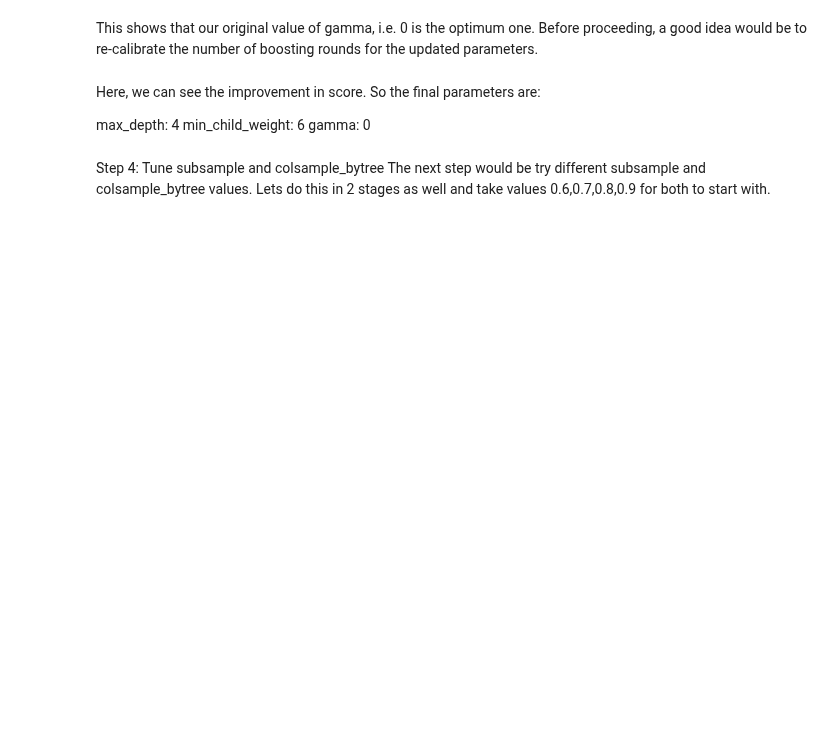
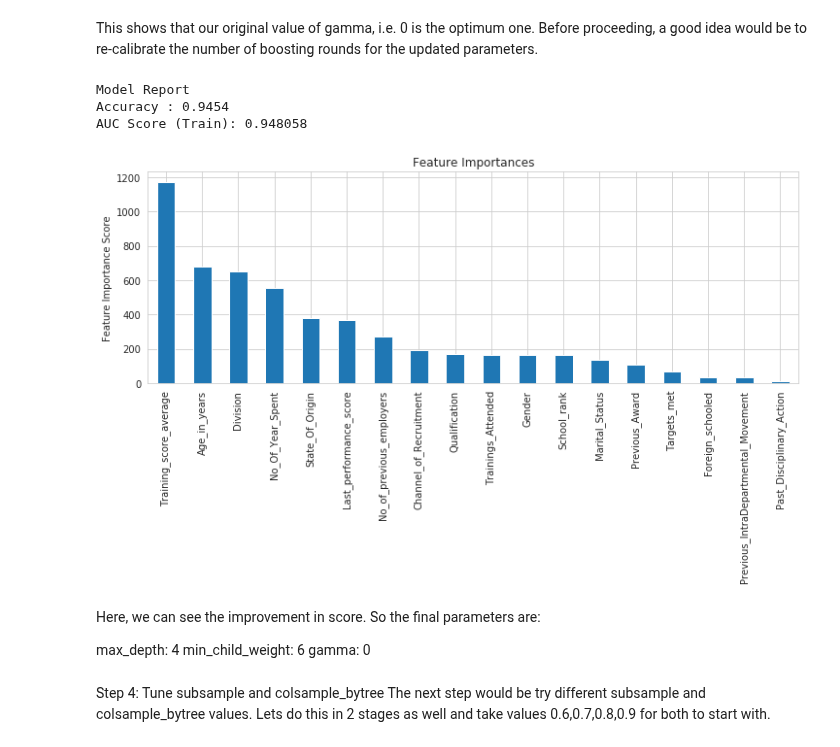
Before and after one commit to Ayanlola2002/Data-Science-Nigeria, a Jupyter notebook: developing_Staff_promotion_algorithm.ipynb, the cells around one changed output. Cells and saved outputs as stored; diff of their text form; code cells hidden in the pictures; blank space fills up the shorter version.

```diff
--- a/developing_Staff_promotion_algorithm.ipynb
+++ b/developing_Staff_promotion_algorithm.ipynb
@@ -1175,6 +1268,6 @@ gsearch2b.fit(train[predictors],train[target])
 # %%
-modelfit(gsearch3.best_estimator_, train, predictors)
-gsearch2b.grid_scores_, gsearch2b.best_params_, gsearch2b.best_score_
+#modelfit(gsearch3.best_estimator_, train, predictors)
+#gsearch2b.grid_scores_, gsearch2b.best_params_, gsearch2b.best_score_
 # %% [markdown]
 Step 3: Tune gamma
 Now lets tune gamma value using the parameters already tuned above. Gamma can take various values but I’ll check for 5 values here. You can go into more precise values as.
@@ -1191,19 +1302,24 @@ gsearch3.grid_scores_, gsearch3.best_params_, gsearch3.best_score_
 # %% [markdown]
 This shows that our original value of gamma, i.e. 0 is the optimum one. Before proceeding, a good idea would be to re-calibrate the number of boosting rounds for the updated parameters.
 # %%
-xgb2 = XGBClassifier(
+'''xgb2 = XGBClassifier(
  learning_rate =0.1,
  n_estimators=1000,
- max_depth=4,
- min_child_weight=6,
- gamma=0,
- subsample=0.8,
- colsample_bytree=0.8,
+ max_depth=7,
+ min_child_weight=2,
+ gamma=0.2,
+ subsample=0.9,
+ colsample_bytree=0.7,
  objective= 'binary:logistic',
  nthread=4,
  scale_pos_weight=1,
  seed=27)
-modelfit(xgb2, train, predictors)
+modelfit(xgb2, train, predictors)'''
+# %% [output]
+Model Report
+Accuracy : 0.9454
+AUC Score (Train): 0.948058
+[figure, added]
 # %% [markdown]
 Here, we can see the improvement in score. So the final parameters are:
 
```
Also changed, not shown: parts of 41 cells of this notebook.
